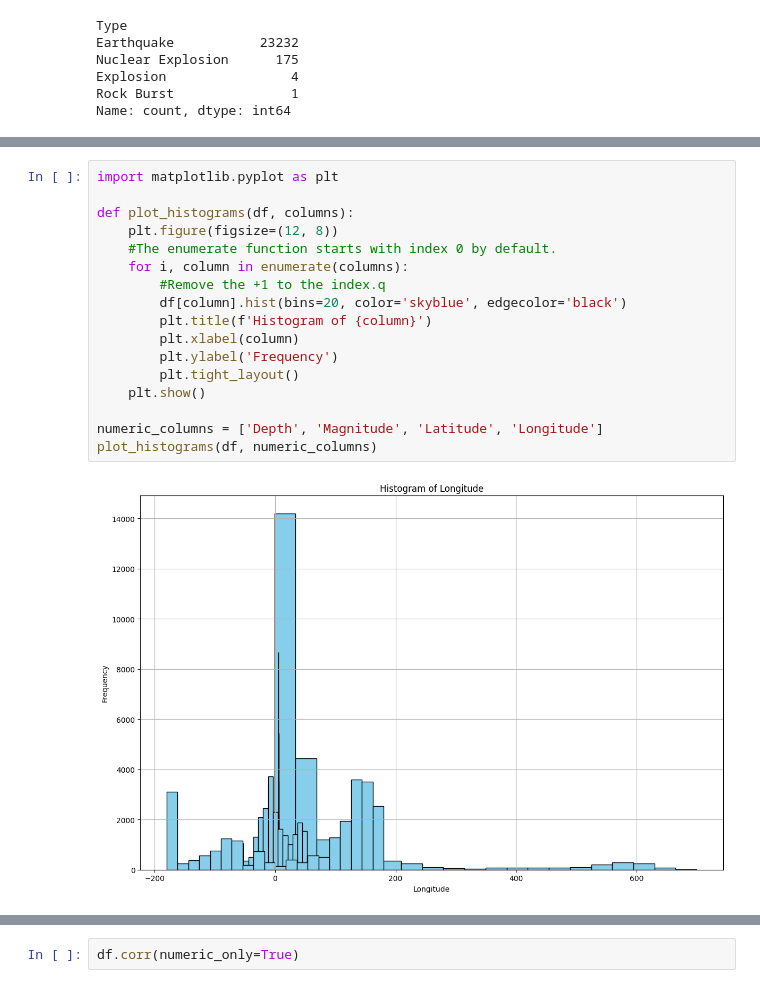
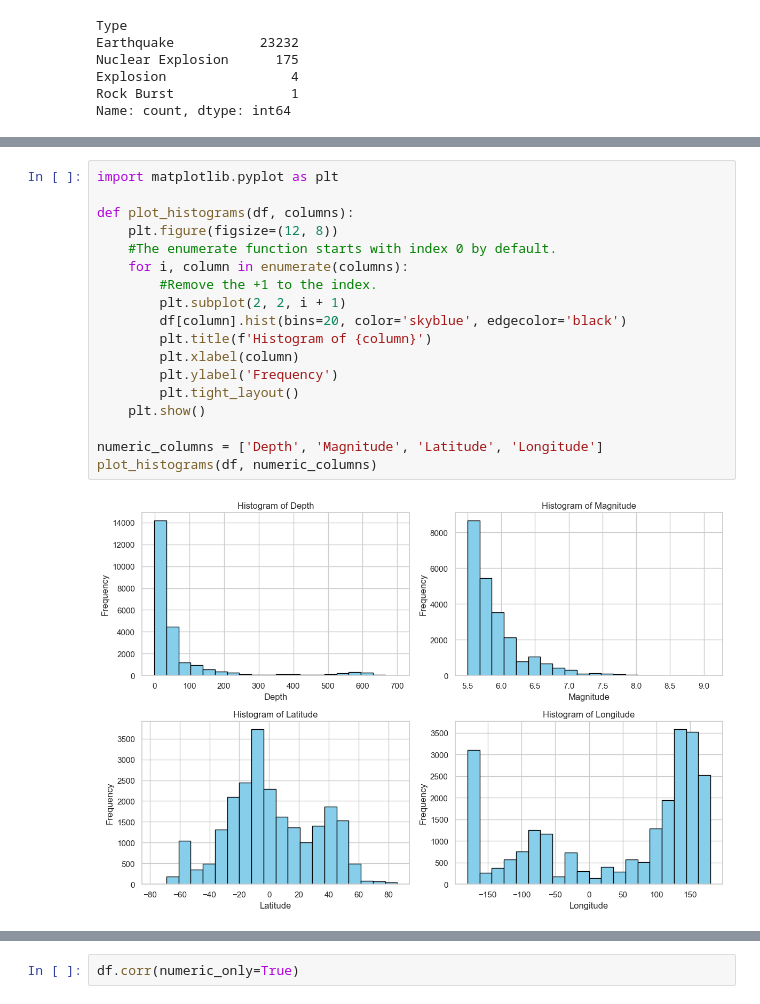
Before and after one commit to ChiikaCodes/earthquake-prediction, a Jupyter notebook: App.py/data_cleaning.ipynb, the cells around one changed output, grey strips where cells are left out. Saved outputs shown, nothing was run; the diff lists cells and outputs as text.

```diff
--- a/App.py/data_cleaning.ipynb
+++ b/App.py/data_cleaning.ipynb
@@ -178,22 +185,23 @@ ValueError: Mime type rendering requires nbformat>=4.2.0 but it is not installed
 # %%
 import matplotlib.pyplot as plt
 
 def plot_histograms(df, columns):
     plt.figure(figsize=(12, 8))
     #The enumerate function starts with index 0 by default.
     for i, column in enumerate(columns):
-        #Remove the +1 to the index.q
+        #Remove the +1 to the index.
+        plt.subplot(2, 2, i + 1)
         df[column].hist(bins=20, color='skyblue', edgecolor='black')
         plt.title(f'Histogram of {column}')
         plt.xlabel(column)
         plt.ylabel('Frequency')
         plt.tight_layout()
     plt.show()
 
 numeric_columns = ['Depth', 'Magnitude', 'Latitude', 'Longitude']
 plot_histograms(df, numeric_columns)
 # %% [output]
-[figure, old version]
+[figure, new version]
 # %%
 import seaborn as sns
 import matplotlib.pyplot as plt
```
Also changed, not shown: parts of 30 cells of this notebook, 9 other files.
